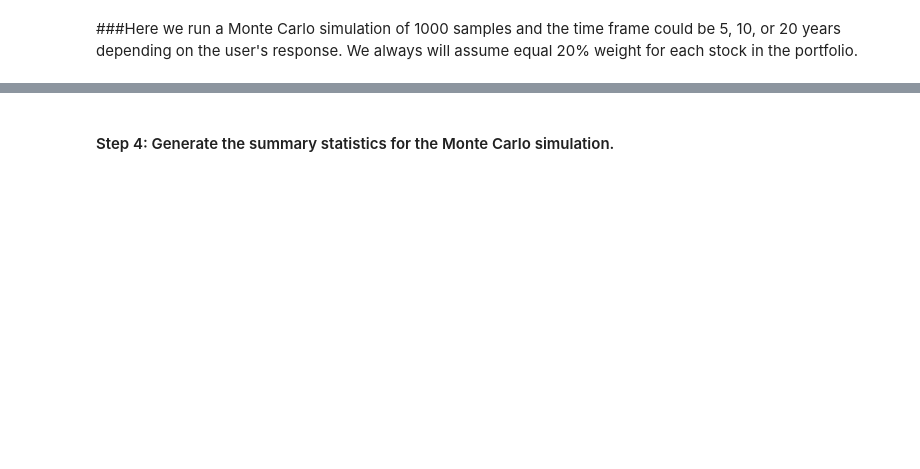
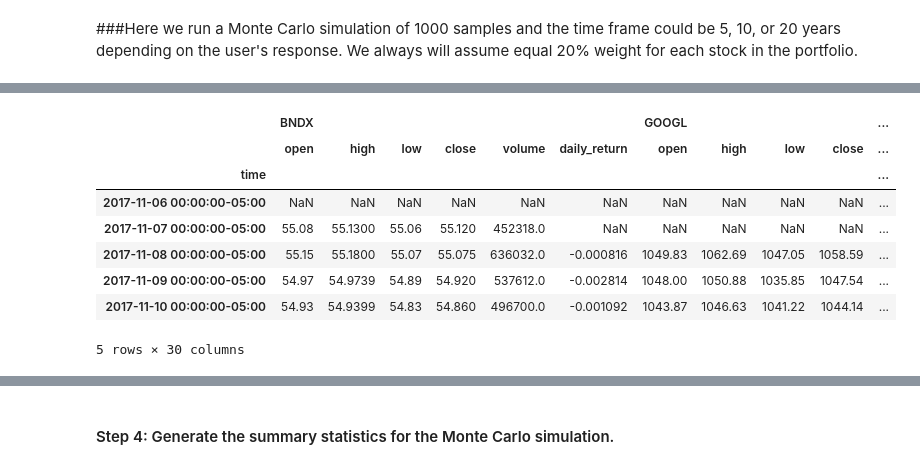
Before and after one commit to Hashtahg/Project_1_Bootcamp, a Jupyter notebook: portfolio_analysis.ipynb, the cells around one changed output, grey strips where cells are left out. Cells and saved outputs as stored; diff of their text form; code cells hidden in the pictures; blank space fills up the shorter version.

```diff
--- a/portfolio_analysis.ipynb
+++ b/portfolio_analysis.ipynb
@@ -211,12 +277,22 @@ MC_even_weight_10yr.portfolio_data.head()
 # %%
 MC_even_weight_20yr = MCSimulation(
     portfolio_data = prices_df,
     weights = [0.2,0.2,0.2,0.2,0.2],
-    num_simulation = 1000,
+    num_simulation = 500,
     #num_trading_days = 252*time_horizon  #This variable is 5, 10, or 20 depending on client's input above
     num_trading_days = 252*20 #added 2021-11-02 by Paul Lopez. We'll be running 5yr, 10yr, and 20yr MC. So hardcoded the * 20 now
 )
 MC_even_weight_20yr.portfolio_data.head()
+# %% [output]
+|  | BNDX |  |  |  |  |  | GOOGL |  |  |  | ... |
+|  | open | high | low | close | volume | daily_return | open | high | low | close | ... |
+| time |  |  |  |  |  |  |  |  |  |  | ... |
+| 2017-11-06 00:00:00-05:00 | NaN | NaN | NaN | NaN | NaN | NaN | NaN | NaN | NaN | NaN | ... |
+| 2017-11-07 00:00:00-05:00 | 55.08 | 55.1300 | 55.06 | 55.120 | 452318.0 | NaN | NaN | NaN | NaN | NaN | ... |
+| 2017-11-08 00:00:00-05:00 | 55.15 | 55.1800 | 55.07 | 55.075 | 636032.0 | -0.000816 | 1049.83 | 1062.69 | 1047.05 | 1058.59 | ... |
+| 2017-11-09 00:00:00-05:00 | 54.97 | 54.9739 | 54.89 | 54.920 | 537612.0 | -0.002814 | 1048.00 | 1050.88 | 1035.85 | 1047.54 | ... |
+| 2017-11-10 00:00:00-05:00 | 54.93 | 54.9399 | 54.83 | 54.860 | 496700.0 | -0.001092 | 1043.87 | 1046.63 | 1041.22 | 1044.14 | ... |
+5 rows × 30 columns
 # %%
 # Run the Monte Carlo simulation to forecast client specified number of years of cumulative returns
 #Changed on 2021-11-02 by Paul Lopez. Will now be running 5yr, 10yr, and 20yr MC scenarios.
```
Also changed, not shown: parts of 31 cells of this notebook.
